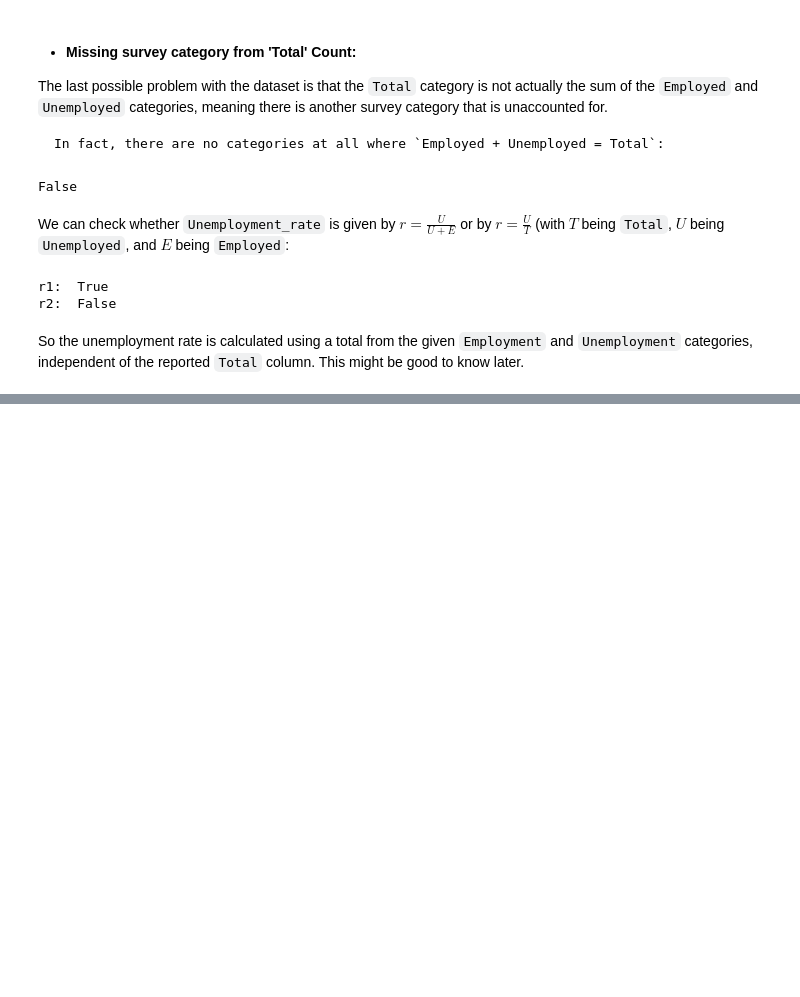
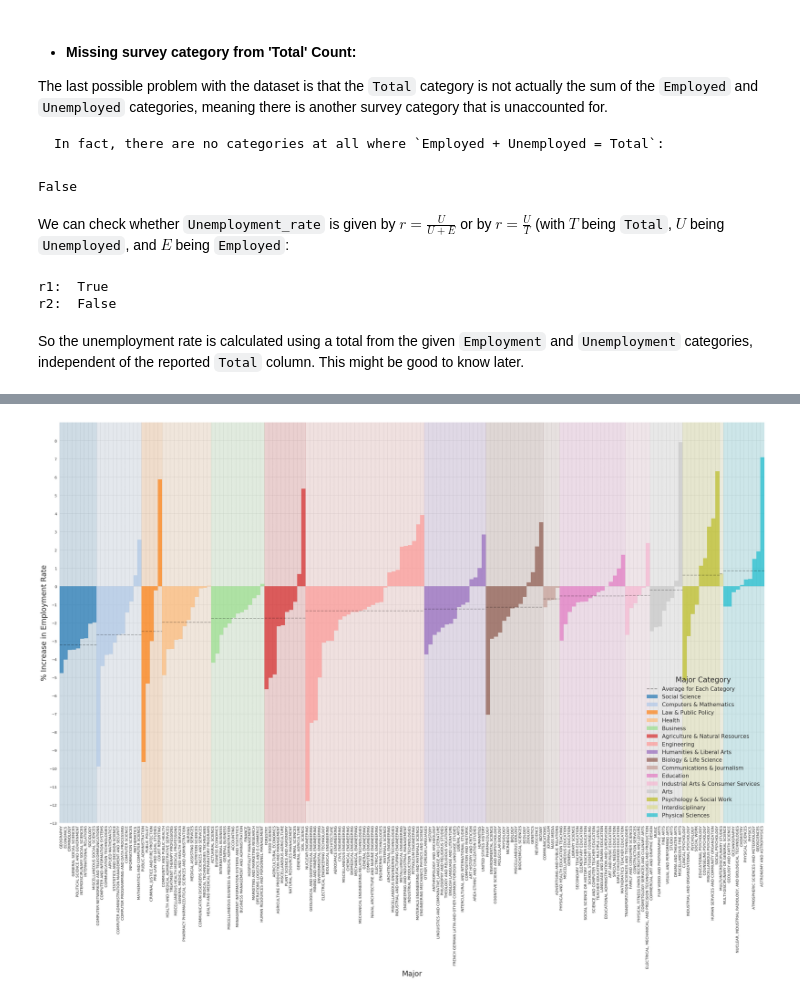
Before and after one commit to luclepot/recent_grad_analysis, a Jupyter notebook: analysis.ipynb, the cells around one changed output, grey strips where cells are left out. Saved outputs shown, nothing was run; the diff lists cells and outputs as text; code cells hidden in the pictures; blank space fills up the shorter version.

```diff
--- a/analysis.ipynb
+++ b/analysis.ipynb
@@ -204,0 +268,20 @@ plt.show()
+# %%
+# sort by major, and reset indicies (for math!)
+recent_sorted = pared_recent.sort_values('Major').reset_index()
+all_sorted = pared_all.sort_values('Major').reset_index()
+
+# ensure we are comparing each 'recent' major to its complement in the 'all_ages' dataset
+assert (recent_sorted.Major.values == all_sorted.Major.values).all()
+
+# combine our major datasets
+combined = all_sorted.drop([c for c in all_sorted.columns if c not in ['Major', 'Major_category', 'Employed', 'Unemployed']], axis=1)
+combined['all'] =all_sorted.Employed / (all_sorted.Unemployed + all_sorted.Employed)
+combined['recent'] = recent_sorted.Employed / (recent_sorted.Unemployed + recent_sorted.Employed)
+
+
+# add a 'boom' category, which quantifies increase of employment
+combined['boom'] = (combined['recent']- combined['all'])/combined['all']
+combined['total'] = all_sorted.Employed + all_sorted.Unemployed
+
+# remove and NAN-valued booms; this means we have no data on them.
+combined = combined[~np.isnan(combined.boom)]
@@ -204,0 +290,63 @@ plt.show()
+# %%
+# sort by major category, then unemployment rate
+sort = combined.sort_values(['Major_category', 'boom'])
+
+# create categories list, and colors for plotting
+categories = np.unique(sort.Major_category)
+categories_sorted = sorted(categories, key=lambda c: sort[sort.Major_category == c].boom.mean())
+
+colormap = plt.get_cmap('tab20')
+colors = [colormap(1.*i/len(categories)) for i in range(len(categories))]
+
+# create subplots (really just for initing figure size)
+plt.subplots(figsize=(35,20))
+
+# get ymax/ymin
+y_max = (int(100*sort.boom.max()) + 2.)
+y_min = (int(100*sort.boom.min()) - 2.)
+
+# number of majors plotted so far
+n = 0
+
+for i,category in enumerate(categories_sorted):
+
+    # grab all majors matching the current category
+    subsort = sort[sort.Major_category == category]
+
+    # bar plot of current category, with rate, etc.
+    plt.bar(
+        subsort.Major, 100*subsort.boom,
+        label=category, color=colors[i],
+        align='edge', width=1., alpha=.69,
+    )
+
+    # background color patch for current major
+    plt.gca().add_patch(
+        patches.Rectangle((n,y_min), width=len(subsort), height=y_max - y_min, color=colors[i], alpha=0.15)
+    )
+
+    # plot a dotted line for the mean
+    mean = (100.*subsort.boom).mean()
+    plt.plot([n, n + len(subsort)], [mean, mean], color='black', linestyle='--', alpha=0.3)
+
+    n +=  len(subsort)
+
+# this is here just to add the axis label for the mus
+plt.plot([0, 0], [0, 0], color='black', linestyle='--', alpha=0.4, label='Average for Each Category')
+
+
+# limits, axis labels, etc.
+plt.ylim(y_min, y_max)
+plt.xlim(0, n)
+
+plt.xlabel("Major", fontsize=20)
+plt.ylabel("% Increase in Employment Rate", fontsize=20)
+
+plt.xticks(rotation=90, ha='left')
+plt.yticks(np.arange(y_min, y_max, 1.))
+
+plt.legend(fontsize=15, title="Major Category", loc='lower right')
+plt.setp(plt.gca().get_legend().get_title(),fontsize='20')
+plt.show()
+# %% [output]
+[figure, added]
```
Also changed, not shown: parts of 21 cells of this notebook, 1 other file.
